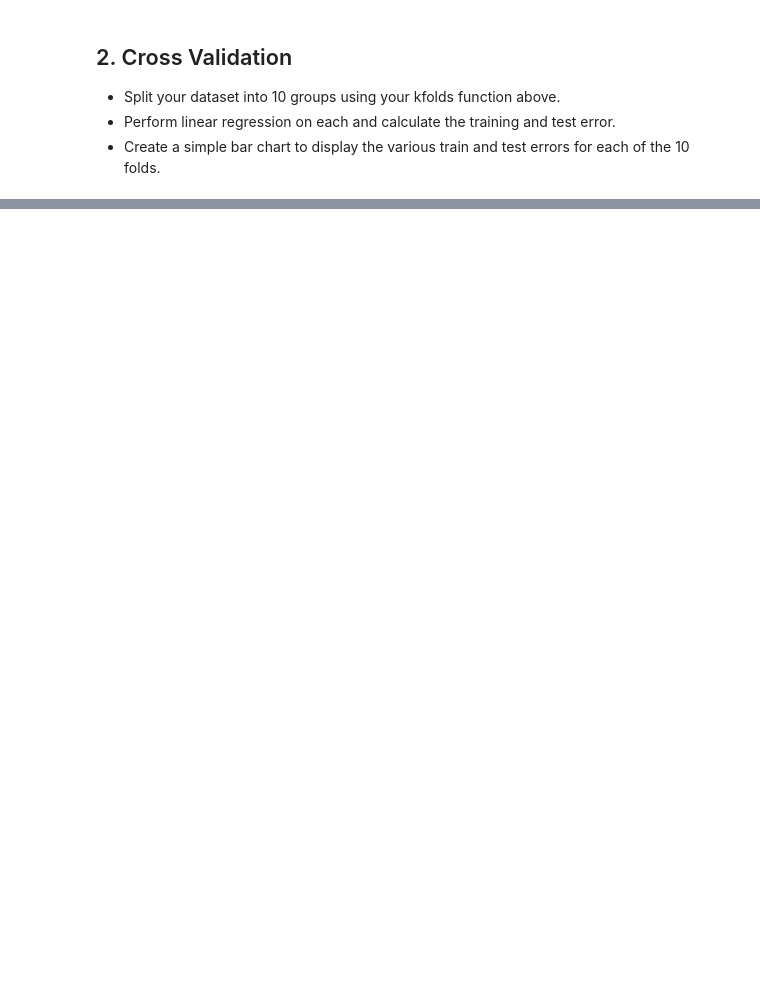
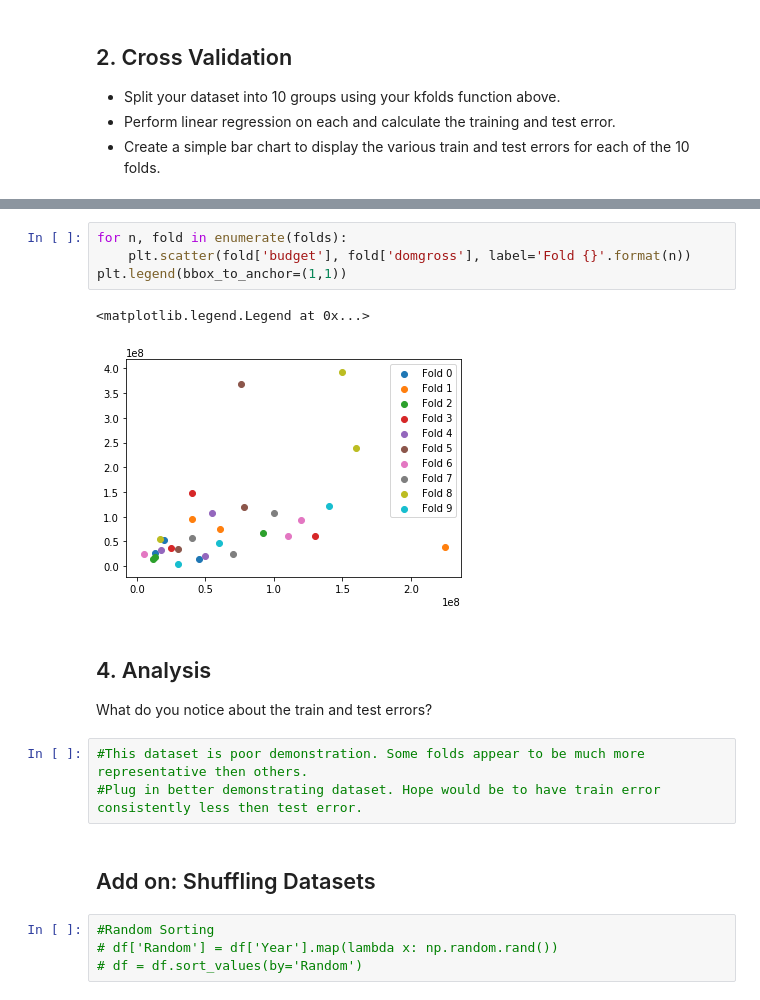
Before and after one commit to learn-co-students/ds-cross-validation-kfolds-nyc-ds-career-031119, a Jupyter notebook: Untitled.ipynb, the cells around one changed output, grey strips where cells are left out. Saved outputs shown, nothing was run; the diff lists cells and outputs as text; blank space fills up the shorter version.

Commit message:
adding solution. Dataset could be swapped out.

```diff
--- a/Untitled.ipynb
+++ b/Untitled.ipynb
@@ -39,0 +125,19 @@ Perform some exploratory analysis to explain why.
+# %%
+for n, fold in enumerate(folds):
+    plt.scatter(fold['budget'], fold['domgross'], label='Fold {}'.format(n))
+plt.legend(bbox_to_anchor=(1,1))
+# %% [output]
+<matplotlib.legend.Legend at 0x...>
+[figure, added]
+# %% [markdown]
+## 4. Analysis
+What do you notice about the train and test errors?
+# %%
+#This dataset is poor demonstration. Some folds appear to be much more representative then others.
+#Plug in better demonstrating dataset. Hope would be to have train error consistently less then test error.
+# %% [markdown]
+## Add on: Shuffling Datasets
+# %%
+#Random Sorting
+# df['Random'] = df['Year'].map(lambda x: np.random.rand())
+# df = df.sort_values(by='Random')
```
Also changed, not shown: parts of 18 cells of this notebook.
